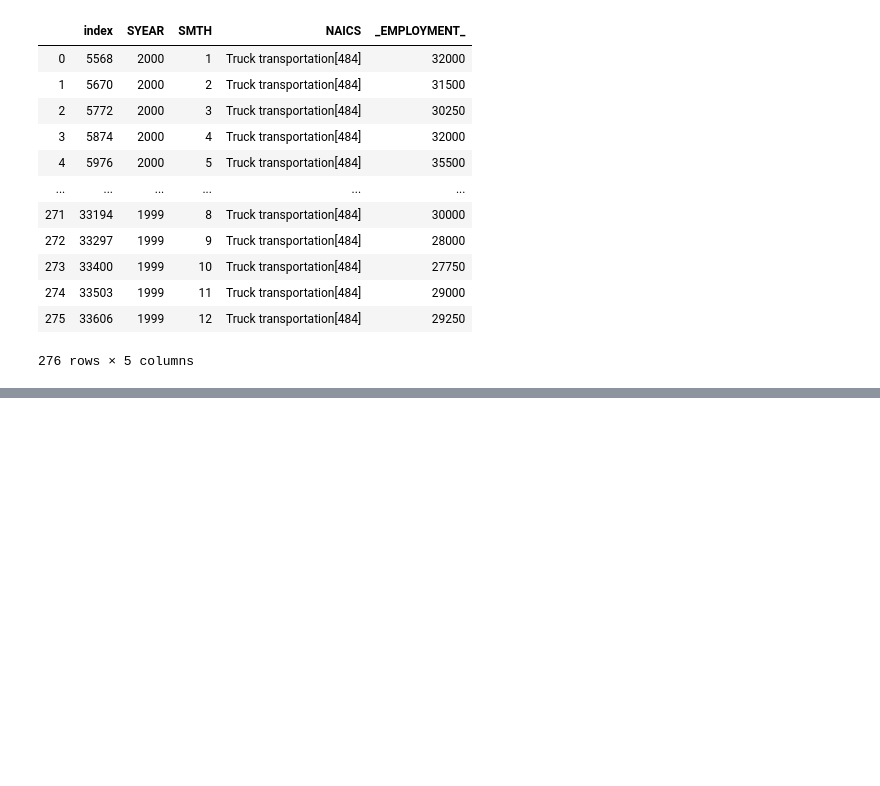
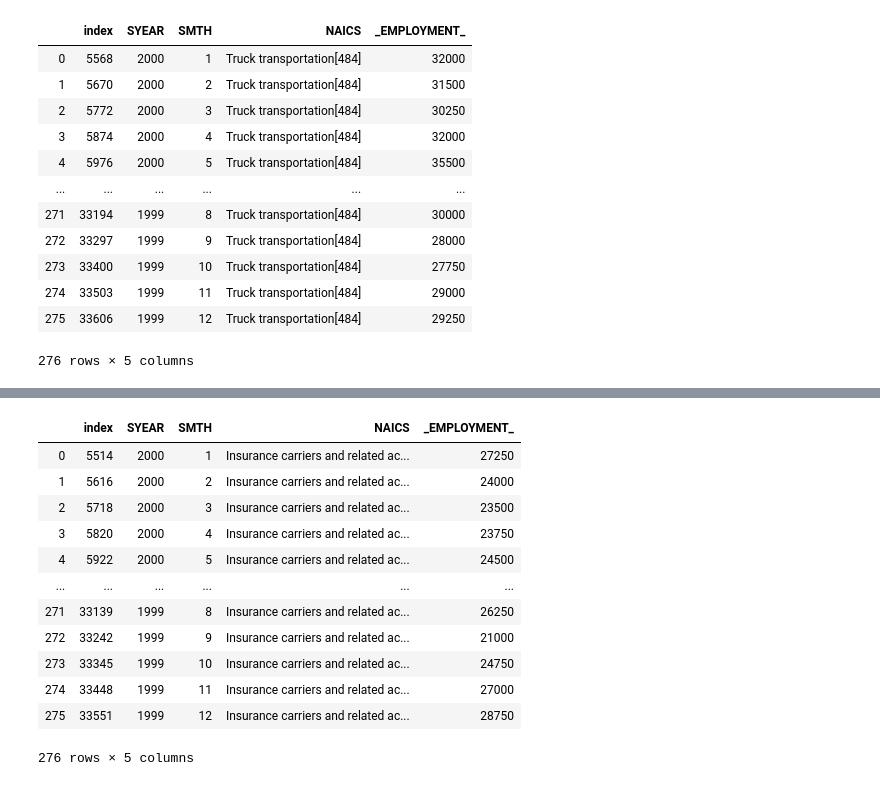
Before and after one commit to Hotlynn2/SERIES-ANALYSIS-OF-NAICS, a Jupyter notebook: Time Analysis Series.ipynb, the cells around one changed output, grey strips where cells are left out. Cells and saved outputs as stored; diff of their text form; code cells hidden in the pictures; blank space fills up the shorter version.

```diff
--- a/Time Analysis Series.ipynb
+++ b/Time Analysis Series.ipynb
@@ -2463,0 +2498,17 @@ Truck_transportation
+# %%
+Insurance_carriers_and_related_activities = data.loc[data['NAICS'].str.contains('524', na = False)].reset_index()
+Insurance_carriers_and_related_activities
+# %% [output]
+|  | index | SYEAR | SMTH | NAICS | _EMPLOYMENT_ |
+| 0 | 5514 | 2000 | 1 | Insurance carriers and related ac... | 27250 |
+| 1 | 5616 | 2000 | 2 | Insurance carriers and related ac... | 24000 |
+| 2 | 5718 | 2000 | 3 | Insurance carriers and related ac... | 23500 |
+| 3 | 5820 | 2000 | 4 | Insurance carriers and related ac... | 23750 |
+| 4 | 5922 | 2000 | 5 | Insurance carriers and related ac... | 24500 |
+| ... | ... | ... | ... | ... | ... |
+| 271 | 33139 | 1999 | 8 | Insurance carriers and related ac... | 26250 |
+| 272 | 33242 | 1999 | 9 | Insurance carriers and related ac... | 21000 |
+| 273 | 33345 | 1999 | 10 | Insurance carriers and related ac... | 24750 |
+| 274 | 33448 | 1999 | 11 | Insurance carriers and related ac... | 27000 |
+| 275 | 33551 | 1999 | 12 | Insurance carriers and related ac... | 28750 |
+276 rows × 5 columns
```
Also changed, not shown: parts of 18 cells of this notebook.
